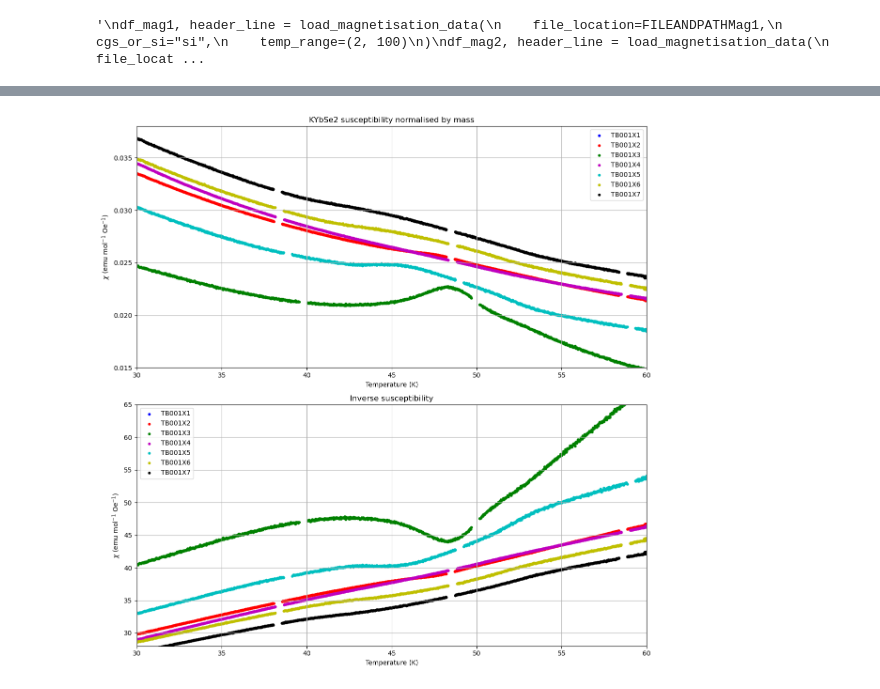
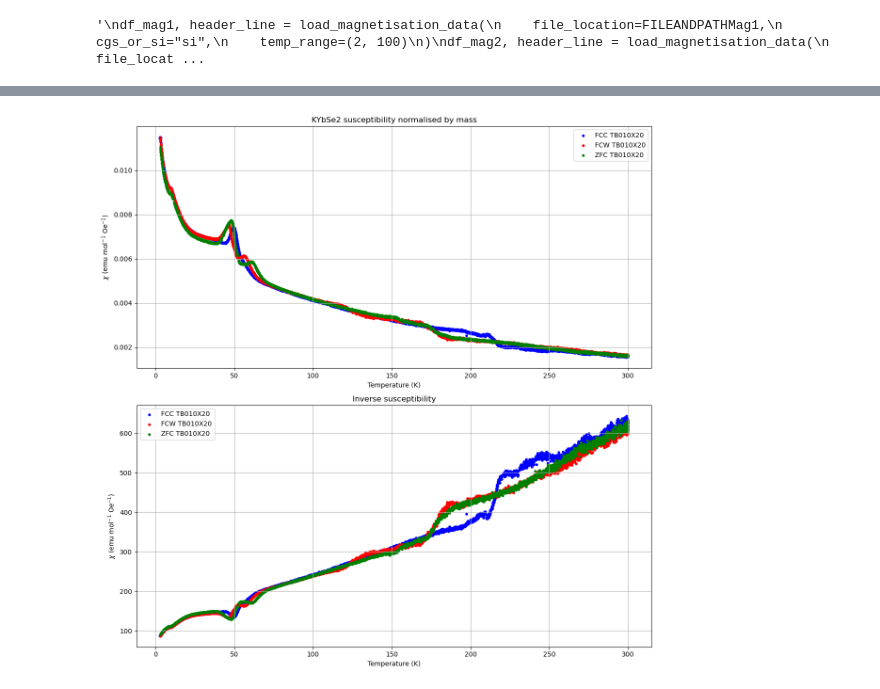
Before and after one commit to Brogan8813/strain-cell, a Jupyter notebook: PPMS_Data_and_Plotting/Plotting/YCOB/YCOB VSM.ipynb, the cells around one changed output, grey strips where cells are left out. Saved outputs shown, nothing was run; the diff lists cells and outputs as text; code cells hidden in the pictures.

```diff
--- a/PPMS_Data_and_Plotting/Plotting/YCOB/YCOB VSM.ipynb
+++ b/PPMS_Data_and_Plotting/Plotting/YCOB/YCOB VSM.ipynb
@@ -145,9 +146,8 @@ df_mag2, header_line = load_magnetisation_data(
 # -----------------------------
 #Filepath where the point the test datafile exists in so it can be accessed
 '''MAGNETISATION DATA'''
-filepath = "C:/Users/TXB909/Documents/strain-cell/PPMS_Data_and_Plotting/Data/KYbSe2/Magnetisation/"
-file1 = "KYBSE2_TB001X4_0P2T_HPARA_AB_290526_FCC_300TO30K.dat"
-FILEANDPATHMag1=filepath+file1
+filepath = "C:/Users/TXB909/Documents/strain-cell/PPMS_Data_and_Plotting/Data/YCOB//"
+
 
 
 
@@ -156,13 +156,13 @@ FILEANDPATHMag1=filepath+file1
 #file1 = "KYBSE2_TB001X4_0P2T_HPARA_AB_290526_5KTO30K.dat"
 #file2 = "KYBSE2_TB001X4_0P2T_HPARA_AB_290526_30K_TO300K.dat"
 
-file1="KYBSE2_TB001_0P2T_HPARRA_AB_270526_FCW.dat"
-file2="KYBSE2_TB001X2_0P2T_HPARA_AB_280526_FCW_30TO60K.dat"
-file3="KYBSE2_TB001X3_0P2T_HPARA_AB_280526_FCW_30TO60K.dat"
-file4="KYBSE2_TB001X4_0P2T_HPARA_AB_290526_001_FCW_30TO60K.dat"
-file5="KYBSE2_TB001X5_0P2T_HPARA_AB_290526_10TO300K.dat"
-file6="KYBSE2_TB001X6_0P2T_HPARA_AB_010626_30TO60K.dat"
-file7="KYBSE2_TB001X7_0P2T_HPARA_AB_010626_30TO60K.dat"
+file1="TB010/YCOB_TB010X20_HPARAAB_070826_FCC_00001.DAT"
+file2="TB010/YCOB_TB010X20_HPARAAB_070826_FCW.DAT"
+file3="TB010/YCOB_TB010X20_HPARAAB_070826_ZFC.DAT"
+file4="TB010/YCOB_TB010X1_HPARAAB_050826_FCC_00001.DAT"
+file5="TB010/YCOB_TB010X1_HPARAAB_050826_FCW.DAT"
+#file6="TB010/YCOB_TB010X20_HPARAAB_070826_FCC.DAT"
+#file7="TB010/YCOB_TB010X20_HPARAAB_070826_FCC.DAT"
 
 
 FILE1 = filepath + file1
@@ -170,8 +170,8 @@ FILE2 = filepath + file2
 FILE3 = filepath + file3
 FILE4 = filepath + file4
 FILE5 = filepath + file5
-FILE6 = filepath + file6
-FILE7 = filepath + file7
+#FILE6 = filepath + file6
+#FILE7 = filepath + file7
 
 # -----------------------------
 # Load datasets for stitching together 5 to 30 k and 30 to 300 K
@@ -191,6 +191,7 @@ df3, header3 = load_magnetisation_data(
     cgs_or_si="cgs",
     temp_range=(2, 300)
 )
+"""
 df4, header4 = load_magnetisation_data(
     file_location=FILE4,
     cgs_or_si="cgs",
@@ -211,6 +212,7 @@ df7, header7 = load_magnetisation_data(
     cgs_or_si="cgs",
     temp_range=(2, 300)
 )
+"""
 
 # -----------------------------
 # Clean + sort (important for physics plots)
@@ -227,6 +229,7 @@ df3 = df3.replace([np.inf, -np.inf], np.nan)
 df3 = df3.dropna(subset=["Temperature (K)", "Moment (emu)"])
 df3 = df3.sort_values("Temperature (K)").reset_index(drop=True)
 
+"""
 df4 = df4.replace([np.inf, -np.inf], np.nan)
 df4 = df4.dropna(subset=["Temperature (K)", "Moment (emu)"])
 df4 = df4.sort_values("Temperature (K)").reset_index(drop=True)
@@ -242,7 +245,7 @@ df6 = df6.sort_values("Temperature (K)").reset_index(drop=True)
 df7 = df7.replace([np.inf, -np.inf], np.nan)
 df7 = df7.dropna(subset=["Temperature (K)", "Moment (emu)"])
 df7 = df7.sort_values("Temperature (K)").reset_index(drop=True)
-
+"""
 
 # -----------------------------
 # Extract variables
@@ -260,6 +263,7 @@ x3 = df3["Temperature (K)"]
 M3 = df3["Moment (emu)"]
 H3 = df3["Magnetic Field (Oe)"]
 
+"""
 x4 = df4["Temperature (K)"]
 M4 = df4["Moment (emu)"]
 H4 = df4["Magnetic Field (Oe)"]
@@ -275,7 +279,7 @@ H6 = df6["Magnetic Field (Oe)"]
 x7 = df7["Temperature (K)"]
 M7 = df7["Moment (emu)"]
 H7 = df7["Magnetic Field (Oe)"]
-
+"""
 
 
 """
@@ -288,13 +292,13 @@ df_mag1, header_line = load_magnetisation_data(
 # -----------------------------
 # Conversion Factor
 # -----------------------------
-mass1 = 0.0031  # g
-mass2 = 0.0059
-mass3 = 0.001
-mass4 = 0.0049
-mass5 = 0.001
-mass6 = 0.0014
-mass7 = 0.0015
+mass1 = 0.0026  # g
+mass2 = 0.0026
+mass3 = 0.0026
+#mass4 = 0.0049
+#mass5 = 0.001
+#mass6 = 0.0014
+#mass7 = 0.0015
 
 
 molar_mass = 370.0853 # g/mol
@@ -312,6 +316,7 @@ chi3 = M3 / H3
 y3 = chi3 * molar_mass / mass3
 inv_y3 = 1.0 / y3
 
+"""
 chi4 = M4 / H4
 y4 = chi4 * molar_mass / mass4
 inv_y4 = 1.0 / y4
@@ -327,6 +332,8 @@ inv_y6 = 1.0 / y6
 chi7 = M7 / H7
 y7 = chi7 * molar_mass / mass7
 inv_y7 = 1.0 / y7
+"""
+
 
 # -----------------------------
 # Define 3-parameter Curie–Weiss
@@ -377,13 +384,13 @@ fig, (ax1, ax2) = plt.subplots(2, 1, figsize=(12, 12))
 
 # --- χ(T)
 
-ax1.scatter(x1, y1, s=10, color='b', label="TB001X1")
-ax1.scatter(x2, y2, s=10, color='r', label="TB001X2")
-ax1.scatter(x3, y3, s=10, color='g', label="TB001X3")
-ax1.scatter(x4, y4, s=10, color='m', label="TB001X4")
-ax1.scatter(x5, y5, s=10, color='c', label="TB001X5")
-ax1.scatter(x6, y6, s=10, color='y', label="TB001X6")
-ax1.scatter(x7, y7, s=10, color='k', label="TB001X7")
+ax1.scatter(x1, y1, s=10, color='b', label="FCC TB010X20")
+ax1.scatter(x2, y2, s=10, color='r', label="FCW TB010X20")
+ax1.scatter(x3, y3, s=10, color='g', label="ZFC TB010X20")
+#ax1.scatter(x4, y4, s=10, color='m', label="TB001X4")
+#ax1.scatter(x5, y5, s=10, color='c', label="TB001X5")
+#ax1.scatter(x6, y6, s=10, color='y', label="TB001X6")
+#ax1.scatter(x7, y7, s=10, color='k', label="TB001X7")
 
 """
 T_smooth = np.linspace(min(x_fit), max(x_fit), 500)
@@ -394,19 +401,19 @@ ax1.plot(T_smooth, curie_weiss_3param(T_smooth, *popt), 'k--',
 ax1.set_xlabel("Temperature (K)")
 ax1.set_ylabel(r"$\chi$ (emu mol$^{-1}$ Oe$^{-1}$)")
 ax1.set_title("KYbSe2 susceptibility normalised by mass")
-ax1.set_xlim(30, 60)
-ax1.set_ylim(0.015, 0.038)
+#ax1.set_xlim(30, 60)
+#ax1.set_ylim(0.015, 0.038)
 ax1.grid(True)
 ax1.legend()
 
 # --- χ⁻¹(T)
-ax2.scatter(x1, inv_y1, s=10, color='b', label="TB001X1")
-ax2.scatter(x2, inv_y2, s=10, color='r', label="TB001X2")
-ax2.scatter(x3, inv_y3, s=10, color='g', label="TB001X3")
-ax2.scatter(x4, inv_y4, s=10, color='m', label="TB001X4")
-ax2.scatter(x5, inv_y5, s=10, color='c', label="TB001X5")
-ax2.scatter(x6, inv_y6, s=10, color='y', label="TB001X6")
-ax2.scatter(x7, inv_y7, s=10, color='k', label="TB001X7")
+ax2.scatter(x1, inv_y1, s=10, color='b', label="FCC TB010X20")
+ax2.scatter(x2, inv_y2, s=10, color='r', label="FCW TB010X20")
+ax2.scatter(x3, inv_y3, s=10, color='g', label="ZFC TB010X20")
+#ax2.scatter(x4, inv_y4, s=10, color='m', label="TB001X4")
+#ax2.scatter(x5, inv_y5, s=10, color='c', label="TB001X5")
+#ax2.scatter(x6, inv_y6, s=10, color='y', label="TB001X6")
+#ax2.scatter(x7, inv_y7, s=10, color='k', label="TB001X7")
 
 """
 # For comparison, plot inverse of fit
@@ -416,8 +423,8 @@ ax2.plot(T_smooth, inv_fit, 'k--', linewidth=2.5)"""
 ax2.set_xlabel("Temperature (K)")
 ax2.set_ylabel(r"$\chi$ (emu mol$^{-1}$ Oe$^{-1}$)")
 ax2.set_title("Inverse susceptibility")
-ax2.set_xlim(30, 60)
-ax2.set_ylim(28, 65)
+#ax2.set_xlim(30, 60)
+#ax2.set_ylim(28, 65)
 ax2.grid(True)
 ax2.legend()
 
@@ -446 +449 @@ Name: Magnetic Field (Oe), Length: 101, dtype: float64
-[figure, old version]
+[figure, new version]
```
Also changed, not shown: parts of 4 cells of this notebook, 54 other files.
